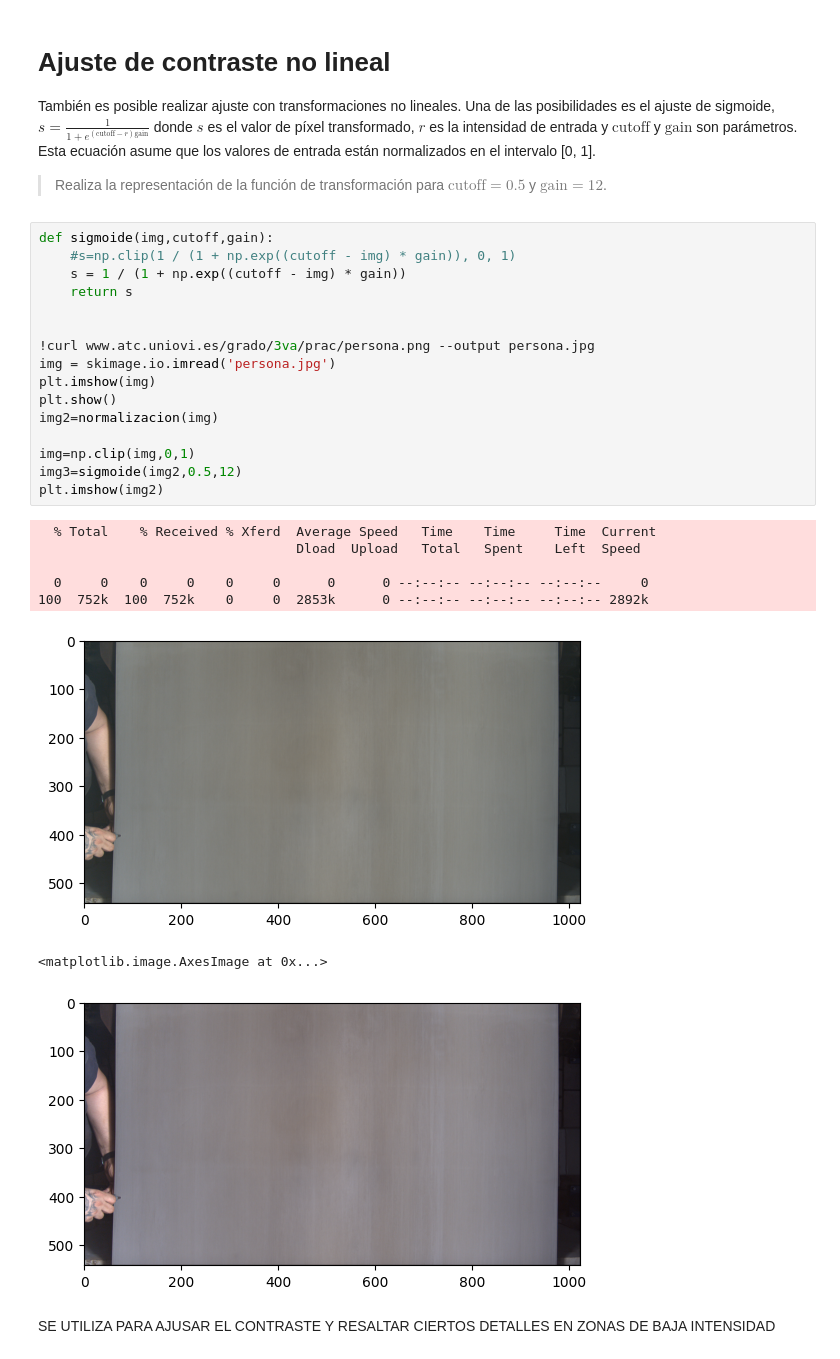
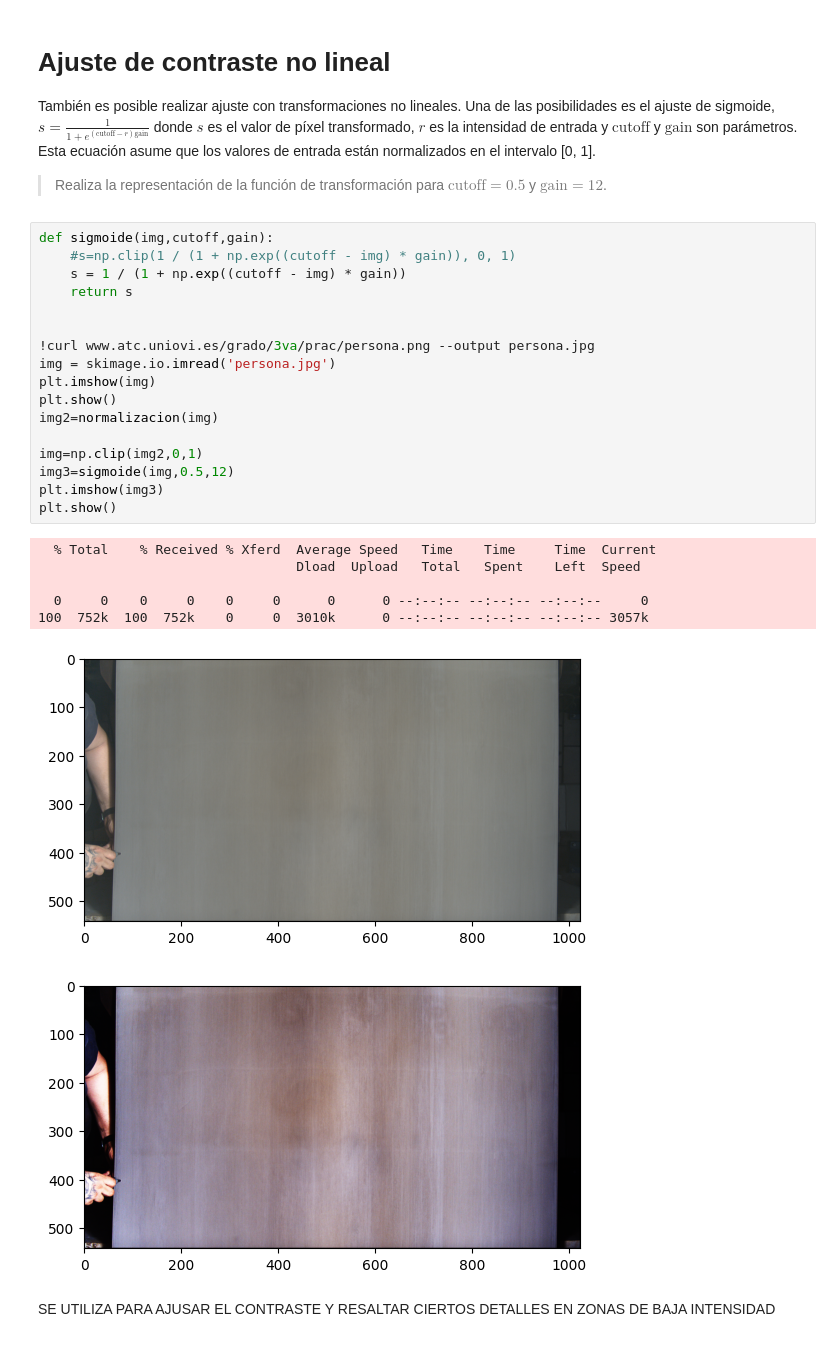
Before and after one commit to revekkadiana/Visi-n_Artificial, a Jupyter notebook: Prac03-Brillo.ipynb, the cells around one changed output. Cells and saved outputs as stored; diff of their text form.

```diff
--- a/Prac03-Brillo.ipynb
+++ b/Prac03-Brillo.ipynb
@@ -198,28 +198,28 @@ También es posible realizar ajuste con transformaciones no lineales. Una de las
 # %%
 def sigmoide(img,cutoff,gain):
     #s=np.clip(1 / (1 + np.exp((cutoff - img) * gain)), 0, 1)
     s = 1 / (1 + np.exp((cutoff - img) * gain))
     return s
 
 
 !curl www.atc.uniovi.es/grado/3va/prac/persona.png --output persona.jpg
 img = skimage.io.imread('persona.jpg')
 plt.imshow(img)
 plt.show()
 img2=normalizacion(img)
 
-img=np.clip(img,0,1)
-img3=sigmoide(img2,0.5,12)
-plt.imshow(img2)
+img=np.clip(img2,0,1)
+img3=sigmoide(img,0.5,12)
+plt.imshow(img3)
+plt.show()
 # %% [output]
   % Total    % Received % Xferd  Average Speed   Time    Time     Time  Current
                                  Dload  Upload   Total   Spent    Left  Speed
 
   0     0    0     0    0     0      0      0 --:--:-- --:--:-- --:--:--     0
-100  752k  100  752k    0     0  2853k      0 --:--:-- --:--:-- --:--:-- 2892k
+100  752k  100  752k    0     0  3010k      0 --:--:-- --:--:-- --:--:-- 3057k
 [figure]
-<matplotlib.image.AxesImage at 0x...>
-[figure, old version]
+[figure, new version]
 # %% [markdown]
 SE UTILIZA PARA AJUSAR EL CONTRASTE Y RESALTAR CIERTOS DETALLES EN ZONAS DE BAJA INTENSIDAD
 # %% [markdown]
```
Also changed, not shown: parts of 2 cells of this notebook, 6 other files.
